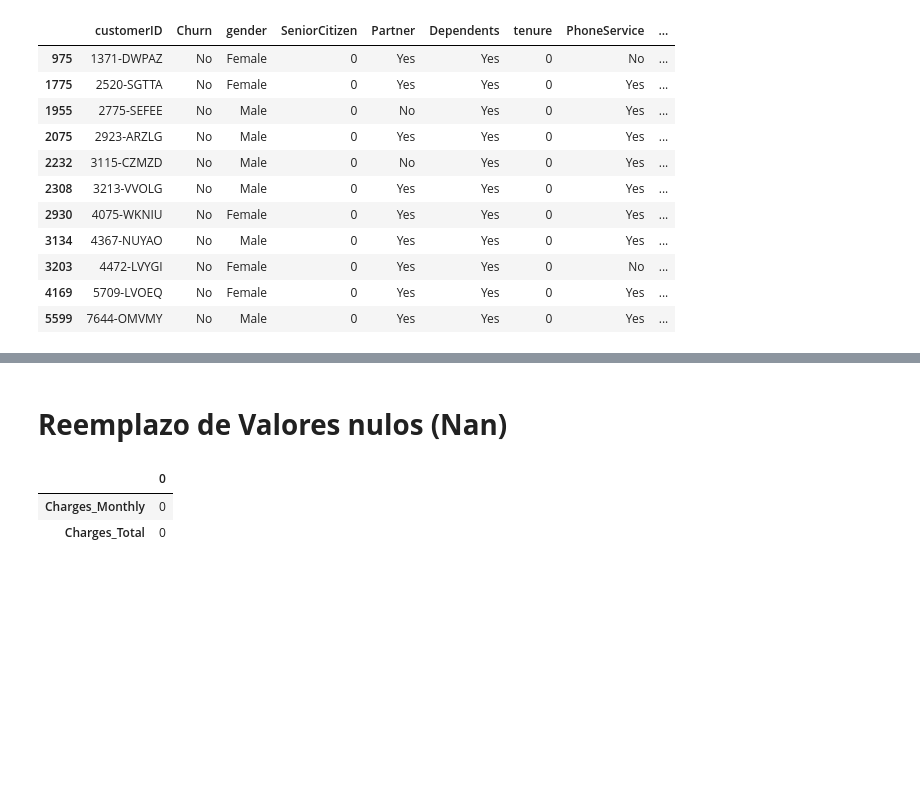
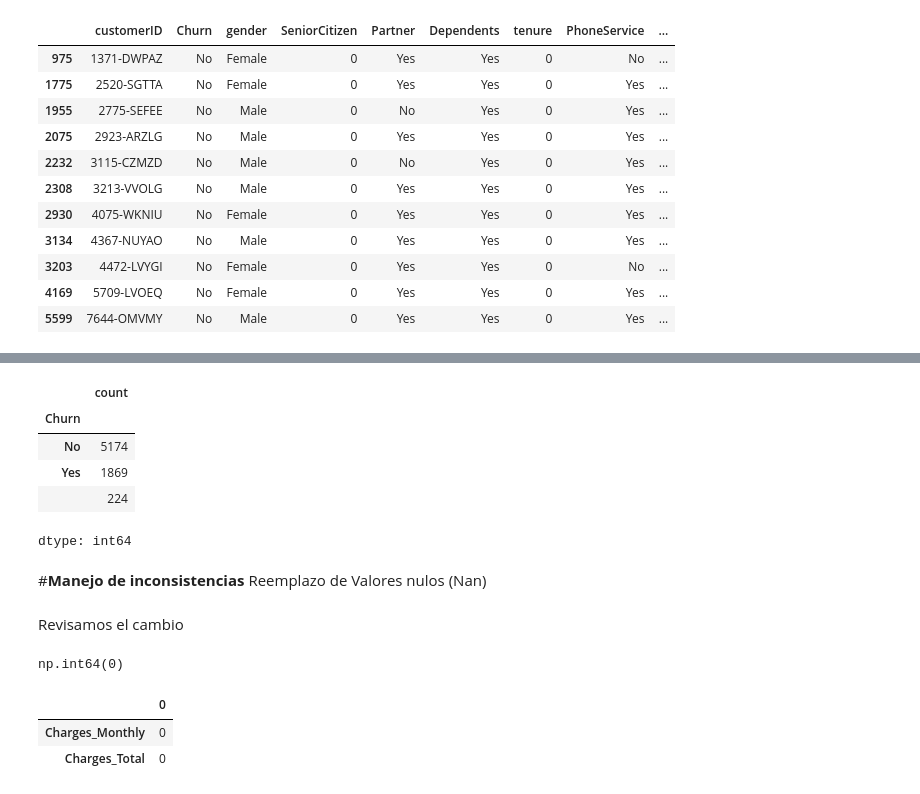
Before and after one commit to jorgevillegazz/Challange-Telecom-X, a Jupyter notebook: TelecomX_LATAM_de_George.ipynb, the cells around one changed output, grey strips where cells are left out. Saved outputs shown, nothing was run; the diff lists cells and outputs as text; code cells hidden in the pictures; blank space fills up the shorter version.

Commit message:
Manejo de consistencias

```diff
--- a/TelecomX_LATAM_de_George.ipynb
+++ b/TelecomX_LATAM_de_George.ipynb
@@ -265,3 +297,14 @@ df_normalizado[df_normalizado['Charges_Total'].isna()]
+# %%
+# REVISAMOS cuantos registros de clientes han cancelado y cuantos siguen activos
+df_normalizado.Churn.value_counts()
+# %% [output]
+|  | count |
+| Churn |  |
+| No | 5174 |
+| Yes | 1869 |
+|  | 224 |
+dtype: int64
 # %% [markdown]
-# **Reemplazo de Valores nulos (Nan)**
+#**Manejo de inconsistencias**
+Reemplazo de Valores nulos (Nan)
 # %%
@@ -275,3 +315,9 @@ df_normalizado['Charges_Total'] = df_normalizado['Charges_Total'].fillna(0)
+# %% [markdown]
+Revisamos el cambio
+# %%
+df_normalizado.Charges_Total.isna().sum()
+# %% [output]
+np.int64(0)
 # %%
 #Comprobando los cambios
 df_normalizado[['Charges_Monthly', 'Charges_Total']].isna().sum()
```
Also changed, not shown: parts of 39 cells of this notebook.
